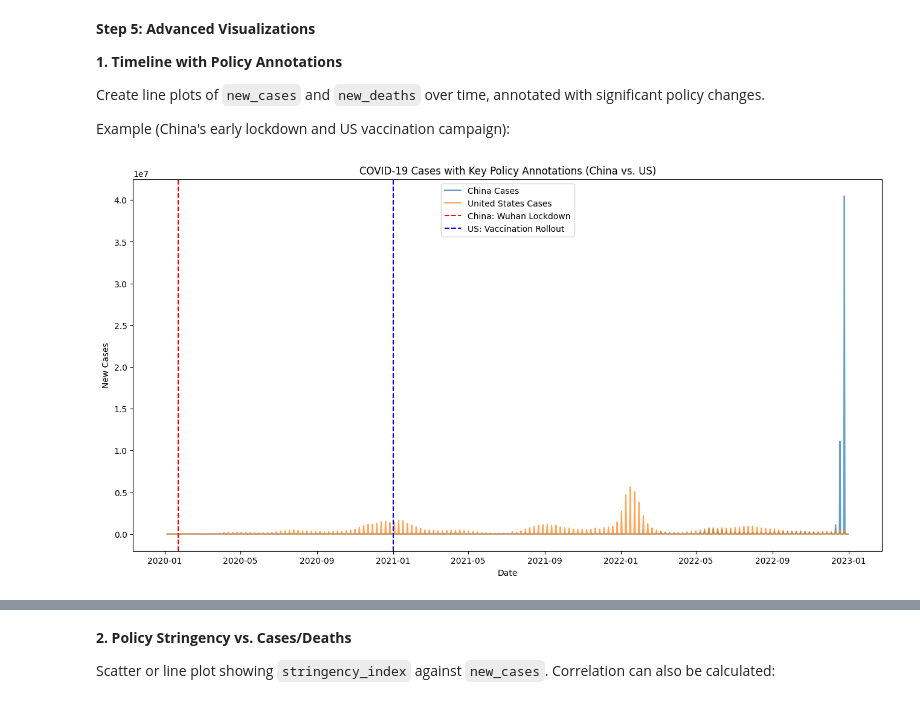
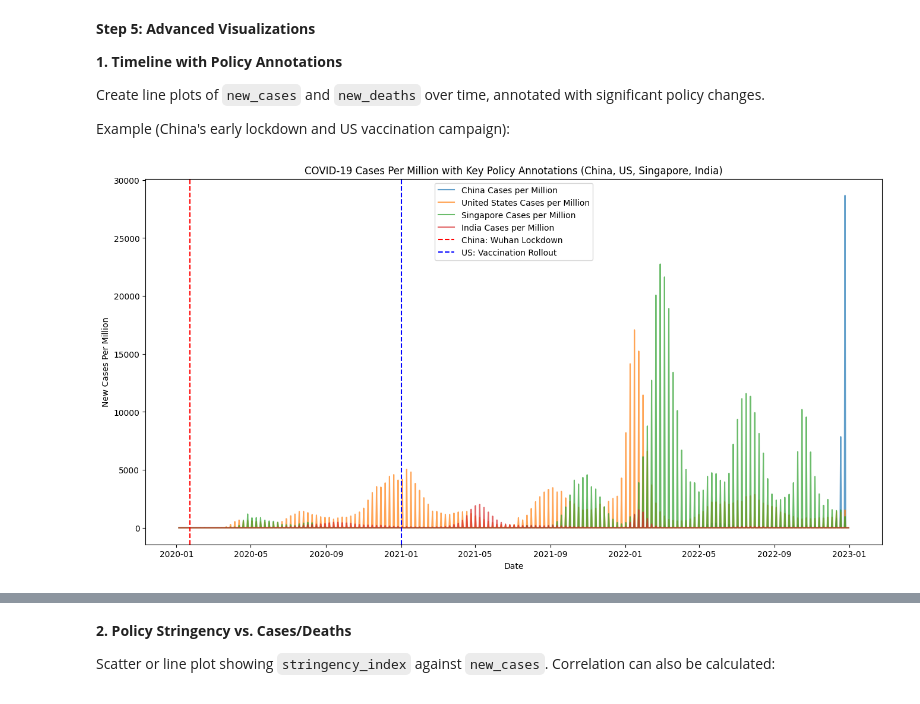
Before and after one commit to Kirigaya-Suguha/Final_Project_6, a Jupyter notebook: q1.ipynb, the cells around one changed output, grey strips where cells are left out. Cells and saved outputs as stored; diff of their text form; code cells hidden in the pictures.

```diff
--- a/q1.ipynb
+++ b/q1.ipynb
@@ -71,7 +71,7 @@ policy_data = pd.read_csv("OxCGRT_compact_national_v1.csv", parse_dates=["Date"]
 vaccination_data = pd.read_csv("OxCGRT_vaccines_full_national_v1.csv", parse_dates=["Date"])
 
 # Filter for China and US
-countries = ["China", "United States"]
+countries = ["China", "United States", "Singapore", "India"]
 covid_data = covid_data[covid_data["location"].isin(countries)]
 policy_data = policy_data[policy_data["CountryName"].isin(countries)]
 vaccination_data = vaccination_data[vaccination_data["CountryName"].isin(countries)]
@@ -98,20 +98,35 @@ Create line plots of `new_cases` and `new_deaths` over time, annotated with sign
 
 Example (China's early lockdown and US vaccination campaign):
 # %%
+# 更新人口数据字典
+population_data = {
+    "China": 1_411_778_000,  # 中国人口
+    "United States": 331_002_651,  # 美国人口
+    "Singapore": 5_637_000,  # 新加坡人口
+    "India": 1_366_417_754,  # 印度人口
+}
+
+# 计算每百万人感染人数
+merged_data["new_cases_per_million"] = merged_data.apply(
+    lambda row: (row["new_cases"] / population_data[row["location"]]) * 1_000_000 if row["location"] in population_data else 0, axis=1
+)
+
 plt.figure(figsize=(16, 8))
 
+# 绘制每百万人感染人数的曲线
+countries = ["China", "United States", "Singapore", "India"]
 for country in countries:
     subset = merged_data[merged_data["location"] == country]
-    plt.plot(subset["date"], subset["new_cases"], label=f"{country} Cases", alpha=0.7)
+    plt.plot(subset["date"], subset["new_cases_per_million"], label=f"{country} Cases per Million", alpha=0.7)
 
-# Annotate key policies
+# 标记关键政策
 plt.axvline(pd.Timestamp("2020-01-23"), color="red", linestyle="--", label="China: Wuhan Lockdown")
 plt.axvline(pd.Timestamp("2021-01-01"), color="blue", linestyle="--", label="US: Vaccination Rollout")
 
-plt.title("COVID-19 Cases with Key Policy Annotations (China vs. US)")
+plt.title("COVID-19 Cases Per Million with Key Policy Annotations (China, US, Singapore, India)")
 plt.xlabel("Date")
-plt.ylabel("New Cases")
+plt.ylabel("New Cases Per Million")
 plt.legend()
 plt.show()
 # %% [output]
-[figure, old version]
+[figure, new version]
```
Also changed, not shown: parts of 16 cells of this notebook, 2 other files.
